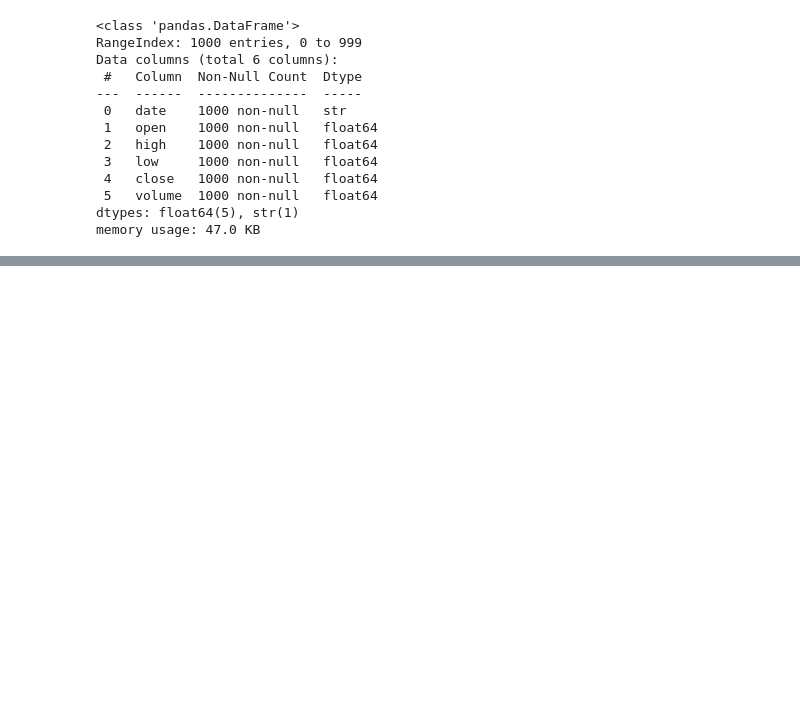
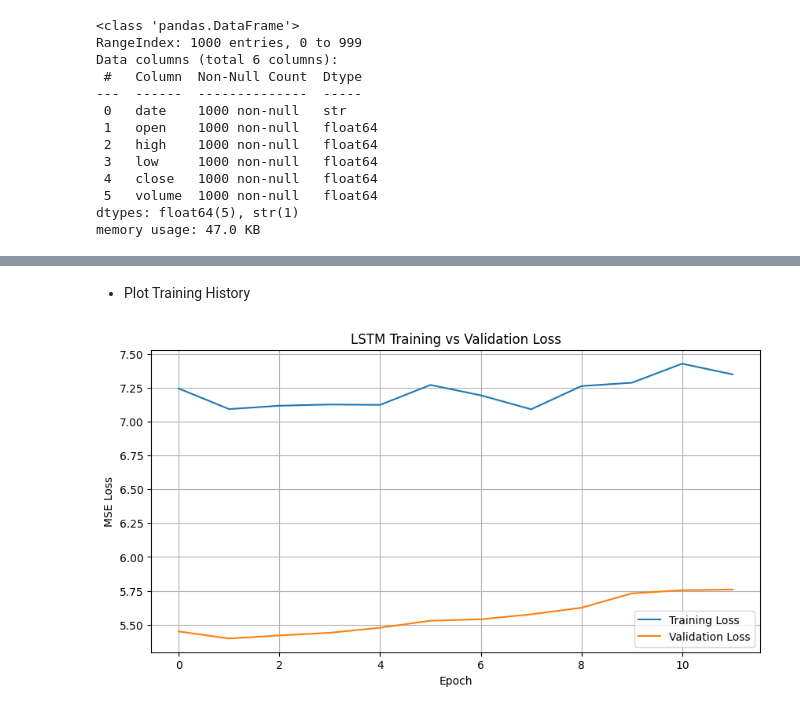
Before and after one commit to rajibulislam1/Financial_Market_Crypto, a Jupyter notebook: models/LSTM_pattern.ipynb, the cells around one changed output, grey strips where cells are left out. Saved outputs shown, nothing was run; the diff lists cells and outputs as text; code cells hidden in the pictures; blank space fills up the shorter version.

```diff
--- a/models/LSTM_pattern.ipynb
+++ b/models/LSTM_pattern.ipynb
@@ -30,0 +466,7 @@ memory usage: 47.0 KB
+# %%
+df["date"] = pd.to_datetime(df["date"])
+df = df.sort_values("date")
+df = df.set_index("date")
+# %%
+train_df = df.loc[: "2024-12-31"]
+test_df = df.loc["2025-01-01" :]
@@ -30,0 +576,16 @@ memory usage: 47.0 KB
+# %%
+early_stop = EarlyStopping(
+    monitor="val_loss",
+    patience=10,
+    restore_best_weights=True
+)
+
+history = model.fit(
+    X_train_seq,
+    y_train_seq,
+    validation_split=0.2,
+    epochs=100,
+    batch_size=32,
+    callbacks=[early_stop],
+    shuffle=False
+)
@@ -30,0 +677,16 @@ memory usage: 47.0 KB
+# %% [markdown]
+* Plot Training History
+# %%
+plt.figure(figsize=(10, 5))
+
+plt.plot(history.history["loss"], label="Training Loss")
+plt.plot(history.history["val_loss"], label="Validation Loss")
+
+plt.title("LSTM Training vs Validation Loss")
+plt.xlabel("Epoch")
+plt.ylabel("MSE Loss")
+plt.legend()
+plt.grid(True)
+plt.show()
+# %% [output]
+[figure, added]
```
Also changed, not shown: parts of 45 cells of this notebook.
